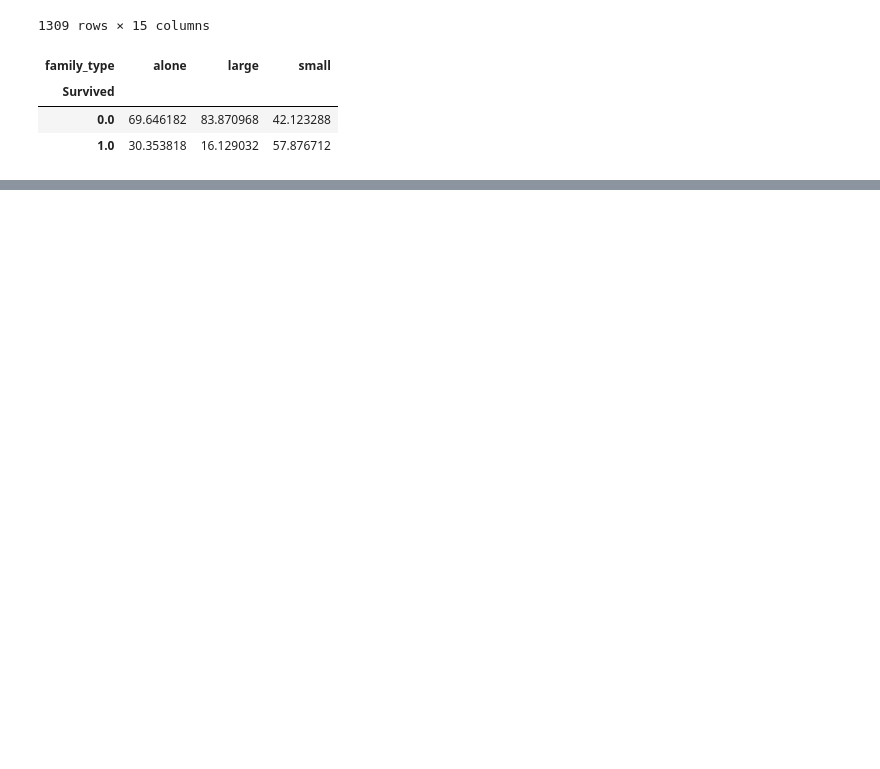
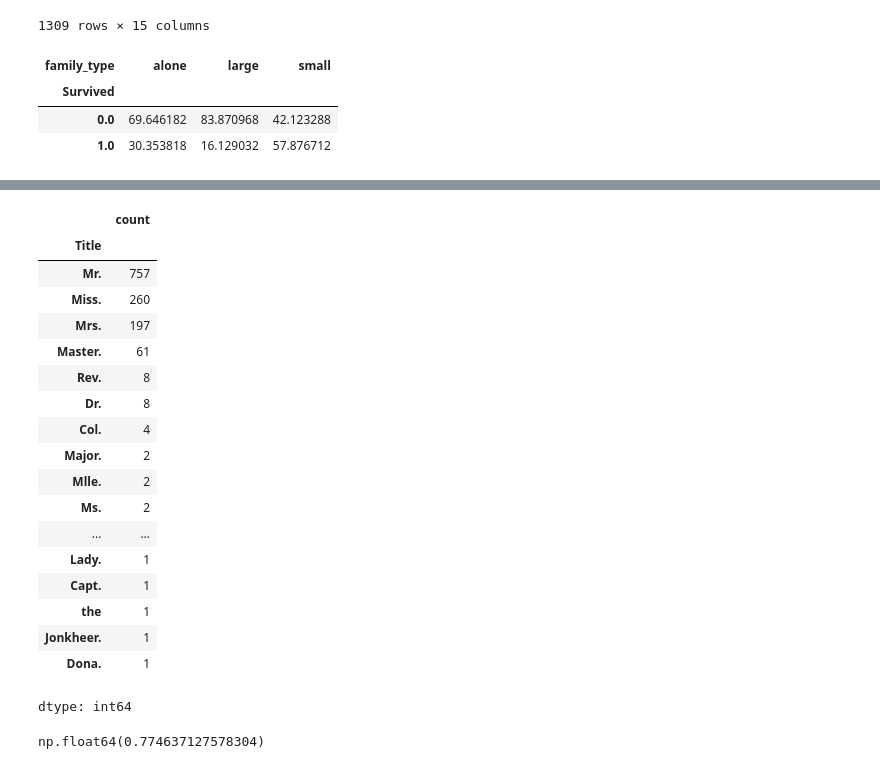
Before and after one commit to Kuldeep2003-exe/dataAnalysis, a Jupyter notebook: EDA_01.ipynb, the cells around one changed output, grey strips where cells are left out. Saved outputs shown, nothing was run; the diff lists cells and outputs as text; code cells hidden in the pictures; blank space fills up the shorter version.

```diff
--- a/EDA_01.ipynb
+++ b/EDA_01.ipynb
@@ -406,0 +426,26 @@ pd.crosstab(df['Survived'],df['family_type'],normalize='columns')*100
+# %%
+df['Title'].value_counts()
+# %% [output]
+|  | count |
+| Title |  |
+| Mr. | 757 |
+| Miss. | 260 |
+| Mrs. | 197 |
+| Master. | 61 |
+| Rev. | 8 |
+| Dr. | 8 |
+| Col. | 4 |
+| Major. | 2 |
+| Mlle. | 2 |
+| Ms. | 2 |
+| ... | ... |
+| Lady. | 1 |
+| Capt. | 1 |
+| the | 1 |
+| Jonkheer. | 1 |
+| Dona. | 1 |
+dtype: int64
+# %%
+df['Cabin'].isnull().sum()/len(df['Cabin'])
+# %% [output]
+np.float64(0.774637127578304)
```
Also changed, not shown: parts of 10 cells of this notebook.
